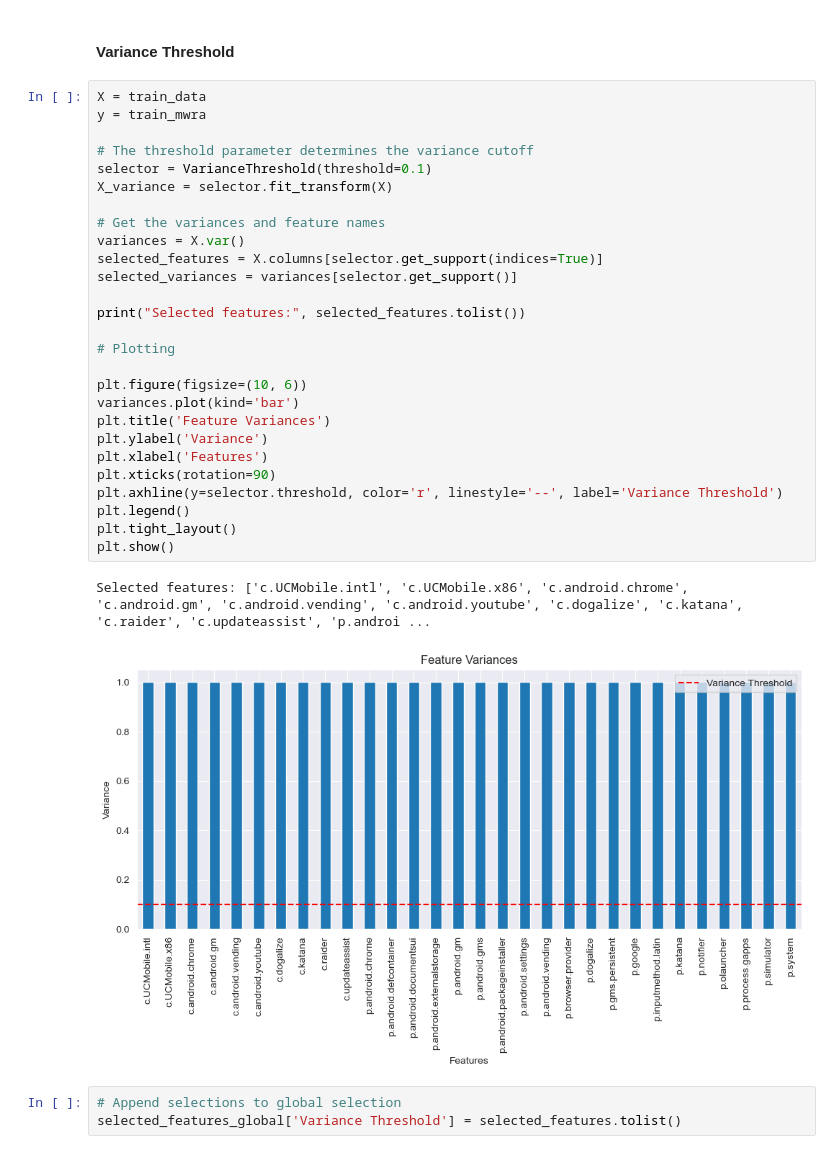
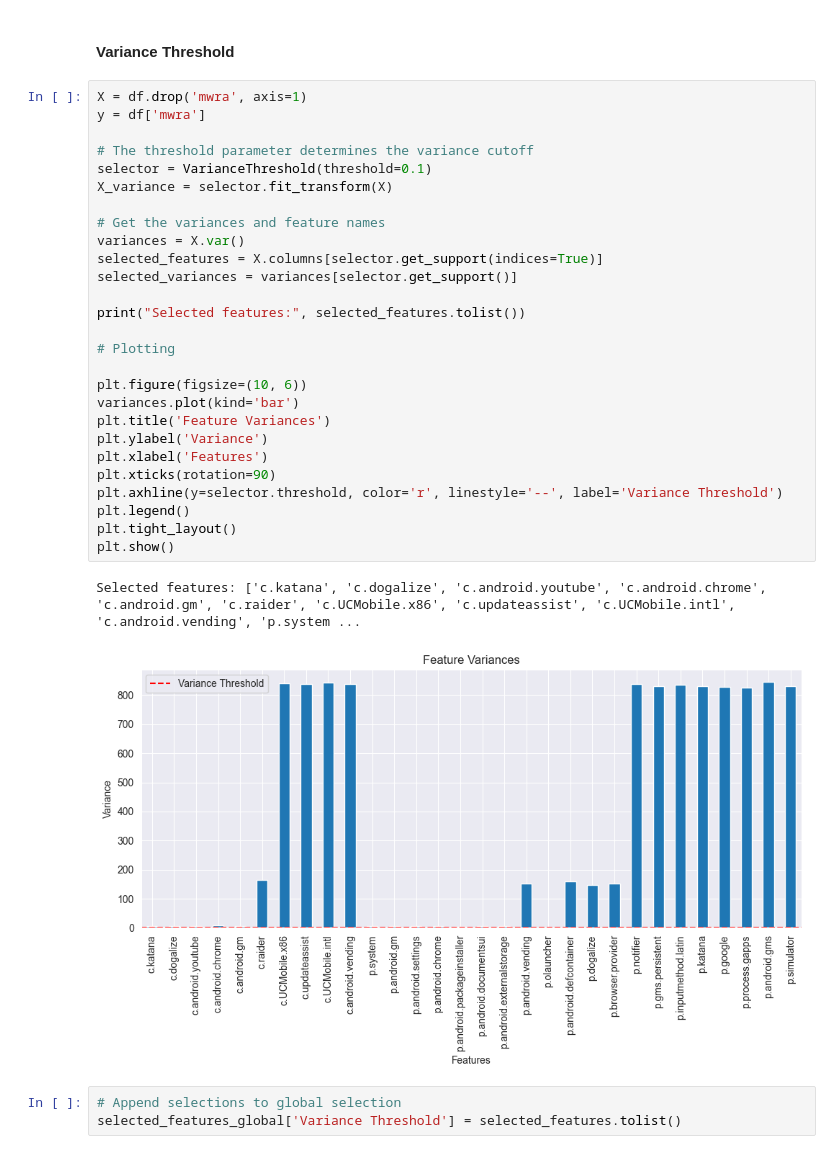
Before and after one commit to justAnArthur/iau-quest, a Jupyter notebook: 02.ipynb, the cells around one changed output. Drawn from its saved outputs; the diff is of its cells as text.

```diff
--- a/02.ipynb
+++ b/02.ipynb
@@ -439,35 +475,35 @@ selected_features_global = {}
 # %% [markdown]
 #### Variance Threshold
 # %%
-X = train_data
-y = train_mwra
+X = df.drop('mwra', axis=1)
+y = df['mwra']
 
 # The threshold parameter determines the variance cutoff
 selector = VarianceThreshold(threshold=0.1)
 X_variance = selector.fit_transform(X)
 
 # Get the variances and feature names
 variances = X.var()
 selected_features = X.columns[selector.get_support(indices=True)]
 selected_variances = variances[selector.get_support()]
 
 print("Selected features:", selected_features.tolist())
 
 # Plotting
 
 plt.figure(figsize=(10, 6))
 variances.plot(kind='bar')
 plt.title('Feature Variances')
 plt.ylabel('Variance')
 plt.xlabel('Features')
 plt.xticks(rotation=90)
 plt.axhline(y=selector.threshold, color='r', linestyle='--', label='Variance Threshold')
 plt.legend()
 plt.tight_layout()
 plt.show()
 # %% [output]
-Selected features: ['c.UCMobile.intl', 'c.UCMobile.x86', 'c.android.chrome', 'c.android.gm', 'c.android.vending', 'c.android.youtube', 'c.dogalize', 'c.katana', 'c.raider', 'c.updateassist', 'p.androi ...
+Selected features: ['c.katana', 'c.dogalize', 'c.android.youtube', 'c.android.chrome', 'c.android.gm', 'c.raider', 'c.UCMobile.x86', 'c.updateassist', 'c.UCMobile.intl', 'c.android.vending', 'p.system ...
-[figure, old version]
+[figure, new version]
 # %%
 # Append selections to global selection
 selected_features_global['Variance Threshold'] = selected_features.tolist()
```
Also changed, not shown: parts of 30 cells of this notebook, 4 other files.
